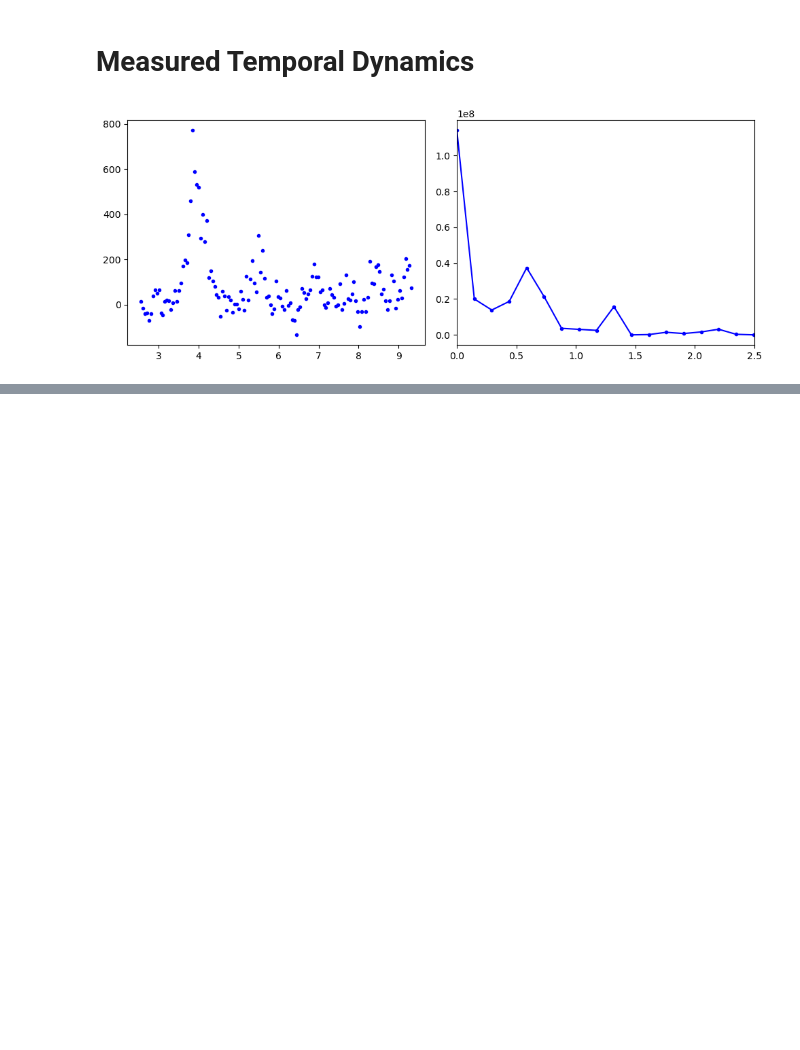
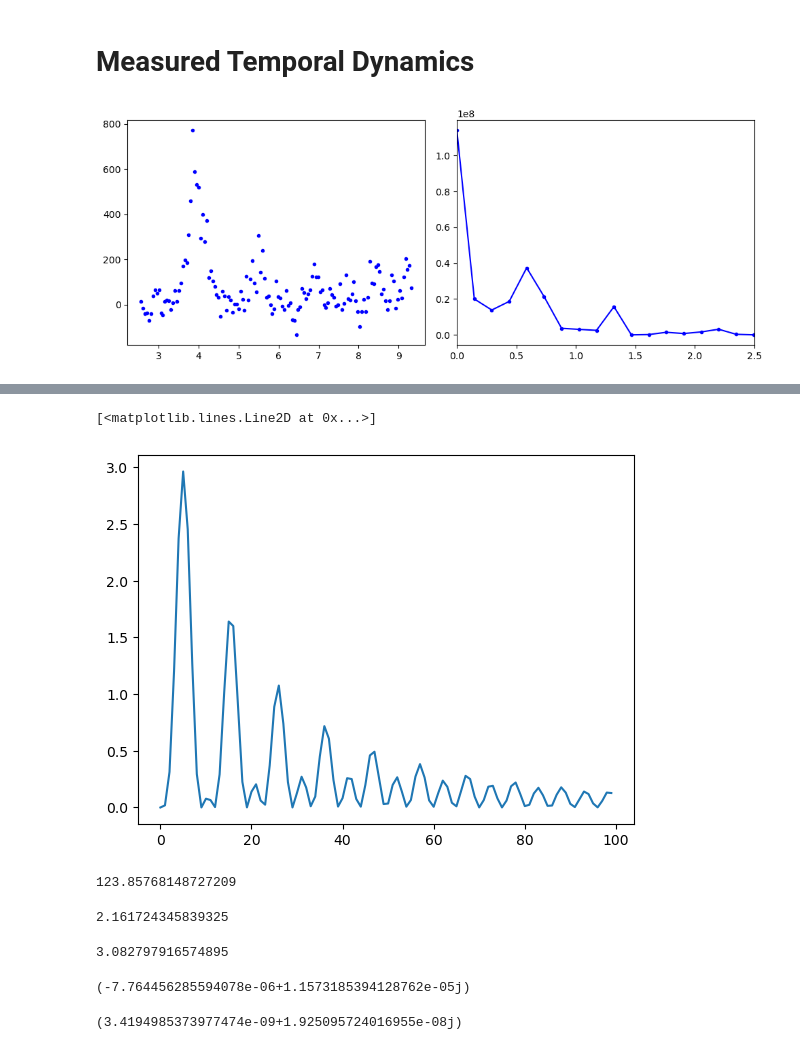
Before and after one commit to haoyuanli93/XRaySimulation2, a Jupyter notebook: Projects/L10237/dynamical_diffraction_theory/STO_main_peak_v5.ipynb, the cells around one changed output, grey strips where cells are left out. Saved outputs shown, nothing was run; the diff lists cells and outputs as text; code cells hidden in the pictures; blank space fills up the shorter version.

```diff
--- a/Projects/L10237/dynamical_diffraction_theory/STO_main_peak_v5.ipynb
+++ b/Projects/L10237/dynamical_diffraction_theory/STO_main_peak_v5.ipynb
@@ -683,26 +695,0 @@ plt.show()
-# %%
-time_scan = np.linspace(start=-1e3, stop=8e3, num=100)
-idx = np.argmax(reflectivity_phonon_tg)
-
-tic = time.time()
-pulse_tot, pulse_tg = get_temporal_domain_dynamics(
-    a1=0.0197, eta1=6e-4, a2=1, eta2=8e-7,
-    time_array=time_scan, field_holder=raw_data_tg, idx=idx, phase_initial=np.pi / 4 + 0.1)
-toc = time.time()
-print("{:.2f}".format(toc - tic))
-
-# -----------------------------------------------------
-fig, axes = plt.subplots(ncols=2, nrows=1)
-fig.set_figwidth(10)
-fig.set_figheight(4)
-
-axes_twin = axes[0].twinx()
-axes[0].plot(delay_scan_t, delay_scan_I * scaling, c='b', marker='.', linestyle='')
-#axes_twin.plot(time_scan / 1000 + 3.7, pulse_tot, c='r', marker='', linestyle='-')
-axes[0].plot(time_scan / 1000 + 4.2, (pulse_tot - 0.3e-8) * 10, c='r', marker='', linestyle='-')
-
-axes[1].plot(delay_scan_ft, delay_scan_fI, c='b', marker='.', )
-axes[1].set_xlim([0, 2.5])
-
-plt.tight_layout()
-plt.show()
@@ -793,0 +716,25 @@ plt.show()
+# %%
+plt.plot((np.exp(-5e-4 * time_scan) + np.cos(time_scan * 0.0075 + np.pi)) ** 2 * np.exp(-2.5e-4 * time_scan))
+# %% [output]
+[<matplotlib.lines.Line2D at 0x...>]
+[figure, added]
+# %%
+np.rad2deg(np.angle(raw_data_tg['d_plus'][16, 8, 8, 29]))
+# %% [output]
+123.85768148727209
+# %%
+np.angle(raw_data_tg['d_plus'][16, 8, 8, 29])
+# %% [output]
+2.161724345839325
+# %%
+np.angle(raw_data_tg['R0H'][16, 8, 8, 29])
+# %% [output]
+3.082797916574895
+# %%
+raw_data_tg['d_plus'][16, 8, 8, 29]
+# %% [output]
+(-7.764456285594078e-06+1.1573185394128762e-05j)
+# %%
+raw_data_tg['d_minus'][16, 8, 8, 29]
+# %% [output]
+(3.4194985373977474e-09+1.925095724016955e-08j)
```
Also changed, not shown: parts of 10 cells of this notebook, 2 other files.
